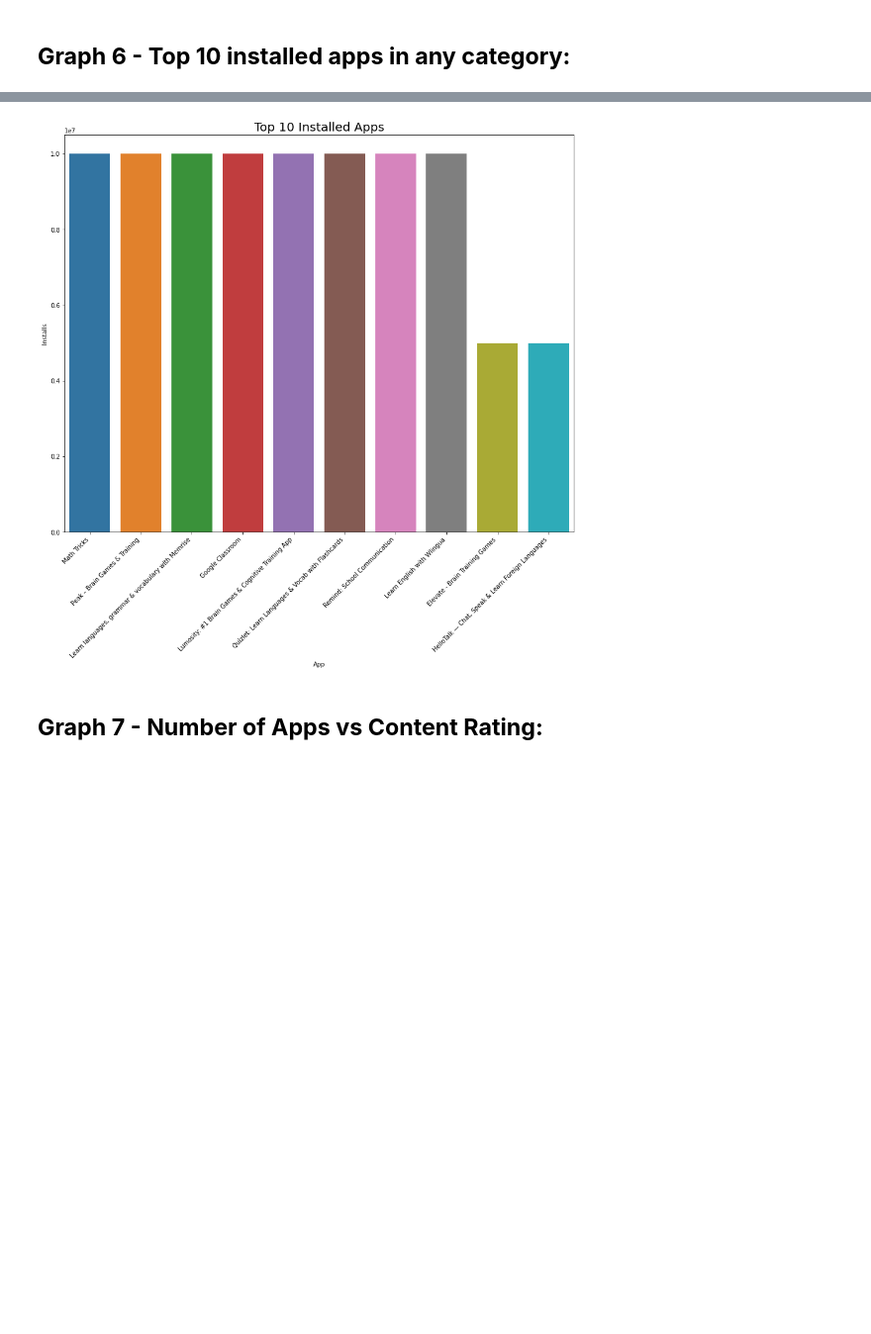
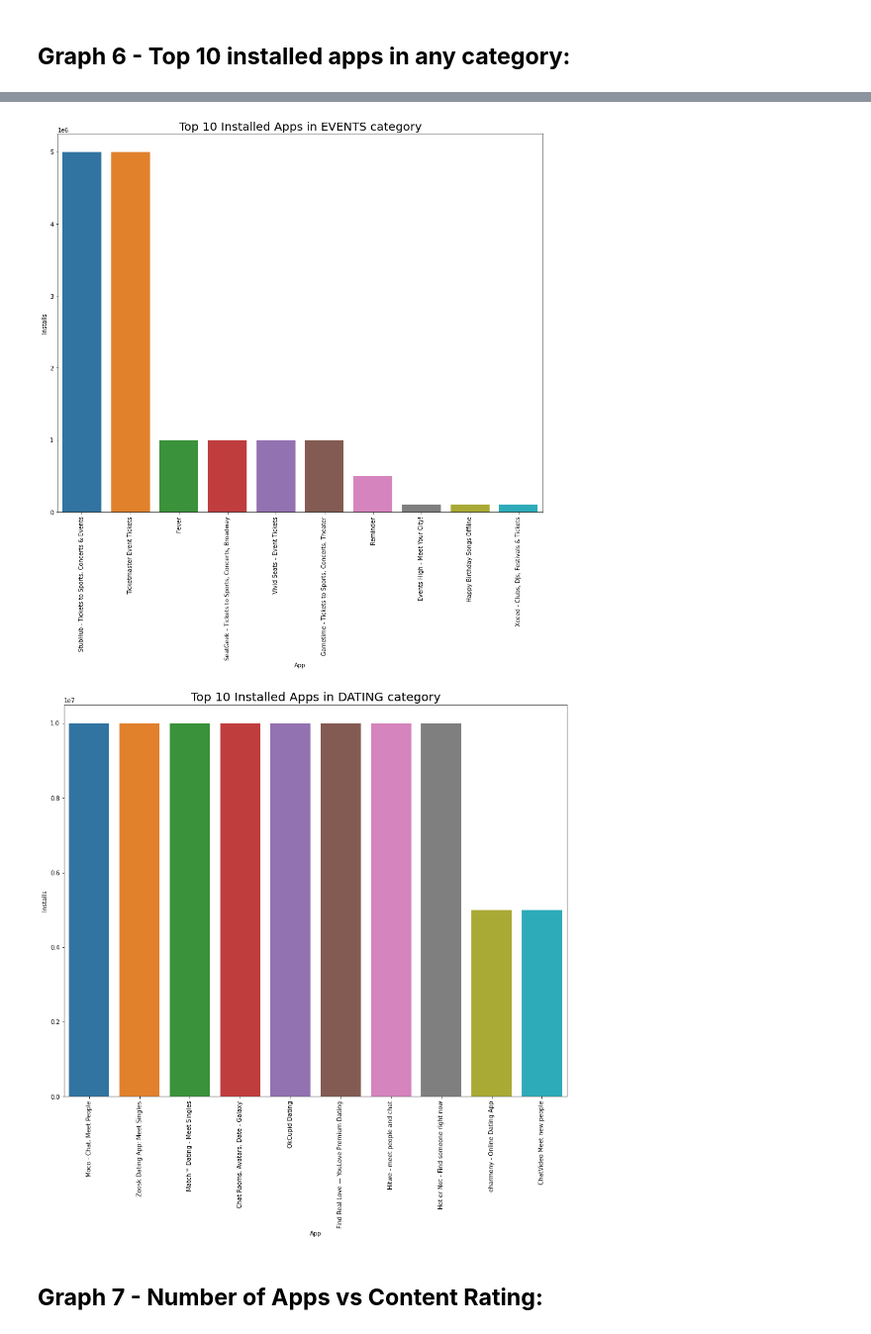
Before and after one commit to harkpun/Google-Play-Store-Analysis, a Jupyter notebook: Play_Store_Analysis.ipynb, the cells around one changed output, grey strips where cells are left out. Shown at 99% size. Cells and saved outputs as stored; diff of their text form; code cells hidden in the pictures; blank space fills up the shorter version.

```diff
--- a/Play_Store_Analysis.ipynb
+++ b/Play_Store_Analysis.ipynb
@@ -645,7 +623,11 @@ findtop10incategory('Sports')
 # %%
-findtop10incategory('Education')
+findtop10incategory('EVENTS')
 # %% [output]
-[figure, old version]
+[figure, new version]
+# %%
+findtop10incategory('DATING')
+# %% [output]
+[figure, added]
 # %% [markdown]
 ## **Graph 7 - Number of Apps vs Content Rating:**
 # %%
```
Also changed, not shown: parts of 63 cells of this notebook.
